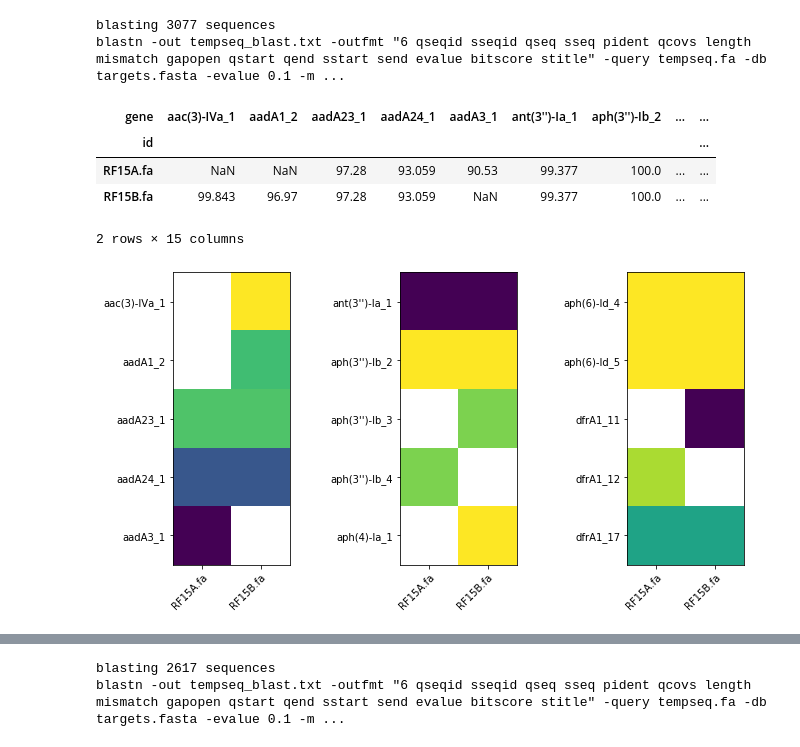
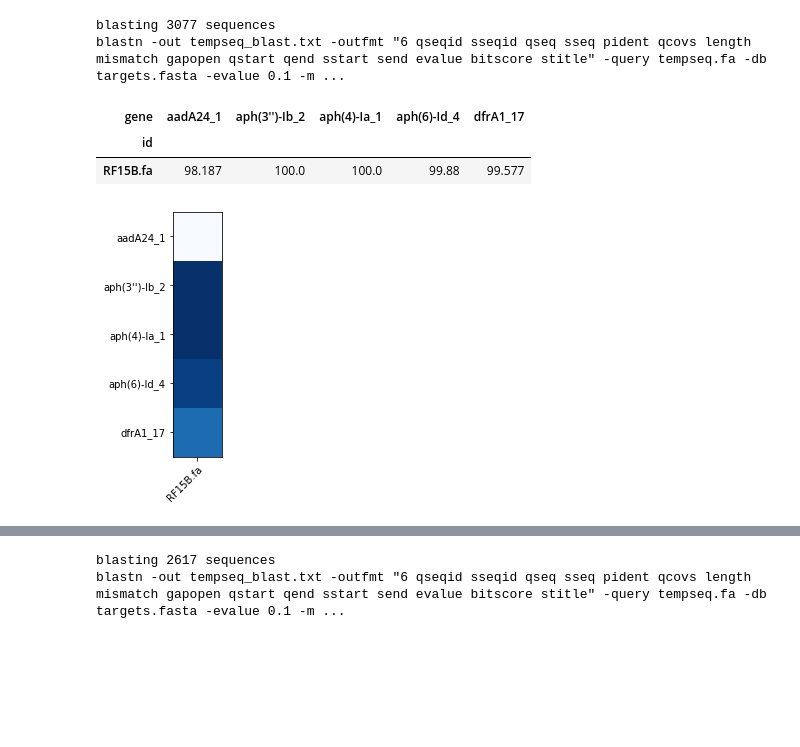
Before and after one commit to dmnfarrell/pathogenie, a Jupyter notebook: notebooks/testing.ipynb, the cells around one changed output, grey strips where cells are left out. Saved outputs shown, nothing was run; the diff lists cells and outputs as text; code cells hidden in the pictures; blank space fills up the shorter version.

Commit message:
remove close duplicates

```diff
--- a/notebooks/testing.ipynb
+++ b/notebooks/testing.ipynb
@@ -66,7 +66,7 @@ def make_blast_database(filenames):
 
 make_blast_database(['../test_files/RF15B.fa','../test_files/RF15A.fa'])
 # %%
-def find_genes(target, ref='card', ident=90, coverage=75):
+def find_genes(target, ref='card', ident=90, coverage=75, duplicates=False):
     """Find ref genes by blasting the target sequences"""
 
     path = os.path.join(dbdir,'%s.fa' %ref)
@@ -84,9 +84,14 @@ def find_genes(target, ref='card', ident=90, coverage=75):
     bl['contig'] = bl.sseqid.apply(lambda x: x.split('~')[1],1)
     bl['gene'] = bl['qseqid'].apply(lambda x: x.split('~~~')[1],1)
 
-    bl = bl.sort_values('coverage', ascending=False).drop_duplicates(['sstart','send'])
-    #print (bl)
-    cols = ['qseqid','pident','sstart','send','coverage','contig','gene','id','filename']
+    #remove exact and close duplicates
+    bl = bl.sort_values(['coverage','pident'], ascending=False).drop_duplicates(['contig','sstart','send'])
+    if duplicates == False:
+        dist = 20
+        bl=bl.sort_values(by=["contig","sstart"])
+        unique = bl.sstart.diff().fillna(dist)
+        bl = bl[unique>=dist]
+    cols = ['gene','id','qseqid','pident','coverage','sstart','send','contig','filename']
     bl = bl[cols]
     return bl
 
@@ -94,17 +99,13 @@ bl = find_genes('targets.fasta', 'resfinder')
 # %% [output]
 blasting 3077 sequences
 blastn -out tempseq_blast.txt -outfmt "6 qseqid sseqid qseq sseq pident qcovs length mismatch gapopen qstart qend sstart send evalue bitscore stitle" -query tempseq.fa -db targets.fasta -evalue 0.1 -m ...
-# %%
-#bl.sort_values('coverage', ascending=False).drop_duplicates(['sstart','send'])
-bl["group_diff"] = bl.sort_values(by=["sstart"])\
-                     .groupby("gene")["sstart"]\
-                     .diff()\
-                     .gt(5)\
-                     .cumsum()
-
-print (bl)
-g = bl.groupby(["group_diff"])
-g.groups
+# %%
+
+dist = 20
+bl=bl.sort_values(by=["contig","sstart"])
+print (bl[:15][bl.columns[:8]])
+unique = bl.sstart.diff().fillna(dist)
+bl[unique>=dist]
 # %%
 def get_gene_hits(res, gene, filename, db='card'):
     """Get blast hit results"""
@@ -159,46 +160,44 @@ def pivot_blast_results(bl):
 m = pivot_blast_results(bl)
 m
 # %% [output]
-| gene | aac(3)-IVa_1 | aadA1_2 | aadA23_1 | aadA24_1 | aadA3_1 | ant(3'')-Ia_1 | aph(3'')-Ib_2 | ... | ... |
-| id |  |  |  |  |  |  |  |  | ... |
-| RF15A.fa | NaN | NaN | 97.28 | 93.059 | 90.53 | 99.377 | 100.0 | ... | ... |
-| RF15B.fa | 99.843 | 96.97 | 97.28 | 93.059 | NaN | 99.377 | 100.0 | ... | ... |
+| gene | aadA24_1 | aph(3'')-Ib_2 | aph(4)-Ia_1 | aph(6)-Id_4 | dfrA1_17 |
+| id |  |  |  |  |  |
+| RF15B.fa | 98.187 | 100.0 | 100.0 | 99.88 | 99.577 |
-2 rows × 15 columns
 # %%
 def merge_info(x):
     m=info[['id','stage']]
     x=m.merge(x,right_index=True,left_on='id')
     x=x.set_index(['stage','id'])
     return x
 
-def plot_heatmap(m, fig=None):
+def plot_heatmap(m, fig=None, title=''):
 
     from matplotlib.gridspec import GridSpec
-    l=3
+    l=l=1+int(len(m)/30)
     if fig == None:
         fig = plt.figure()
-    else:
-        fig.clear()
     gs = fig.add_gridspec(1, l)
     chunks = np.array_split(m,l)
     i=0
     for df in chunks:
         ax = fig.add_subplot(gs[0,i])
-        im = ax.imshow(df)
+        im = ax.imshow(df, cmap='Blues')
         ax.set_xticks(np.arange(len(df.T)))
         ax.set_yticks(np.arange(len(df)))
         ax.set_xticklabels(df.columns)
         ax.set_yticklabels(df.index)
         plt.setp(ax.get_xticklabels(), rotation=45, ha="right",
                  rotation_mode="anchor")
         i+=1
-    plt.tight_layout()
+    fig.suptitle(title)
+    #plt.tight_layout()
+    fig.subplots_adjust(wspace=1.2, bottom=.2)
     return
 
 fig = plt.figure(figsize=(10,5))
 plot_heatmap(m.T, fig=fig)
 # %% [output]
-[figure, old version]
+[figure, new version]
 # %%
 # run in sequence
 
```
Also changed, not shown: parts of 4 cells of this notebook, 3 other files.
